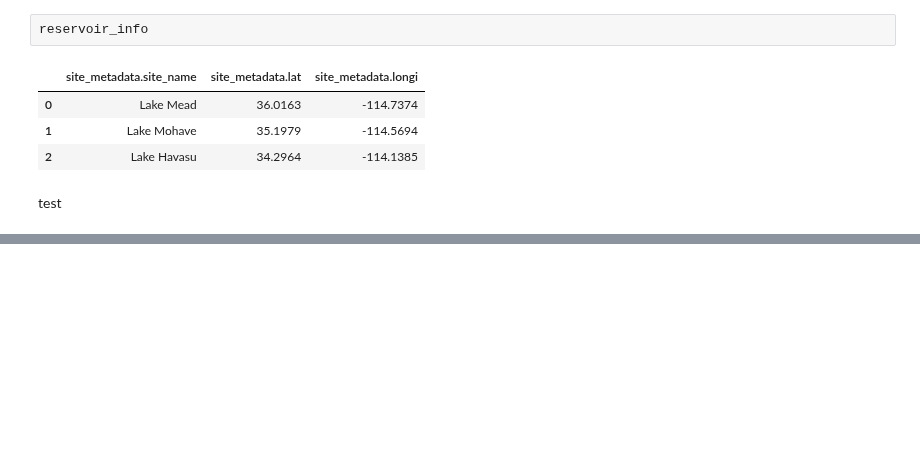
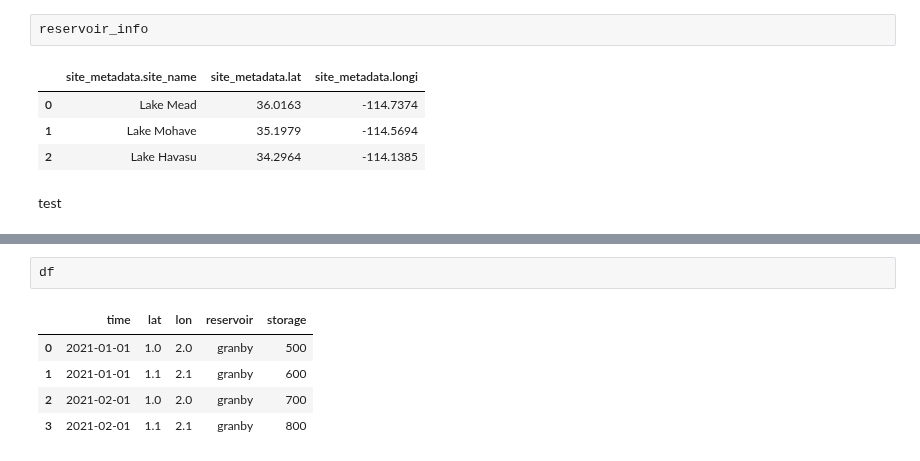
Before and after one commit to uwescience/DSSG2023-Groundwater, a Jupyter notebook: Snippets/yuanninghuang/read_surfacewater_lowercrb.ipynb, the cells around one changed output, grey strips where cells are left out. Drawn from its saved outputs; the diff is of its cells as text; blank space fills up the shorter version.

```diff
--- a/Snippets/yuanninghuang/read_surfacewater_lowercrb.ipynb
+++ b/Snippets/yuanninghuang/read_surfacewater_lowercrb.ipynb
@@ -96,0 +164,8 @@ test
+# %%
+df
+# %% [output]
+|  | time | lat | lon | reservoir | storage |
+| 0 | 2021-01-01 | 1.0 | 2.0 | granby | 500 |
+| 1 | 2021-01-01 | 1.1 | 2.1 | granby | 600 |
+| 2 | 2021-02-01 | 1.0 | 2.0 | granby | 700 |
+| 3 | 2021-02-01 | 1.1 | 2.1 | granby | 800 |
```
Also changed, not shown: parts of 4 cells of this notebook, 2 other files.
